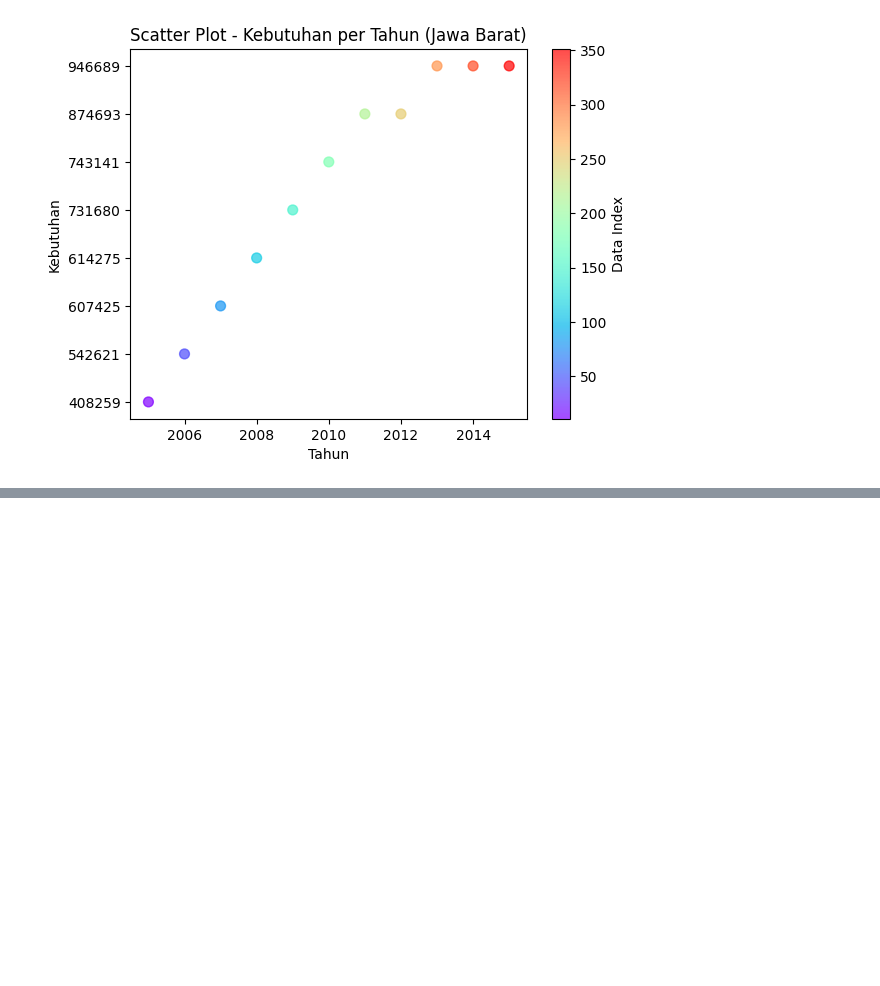
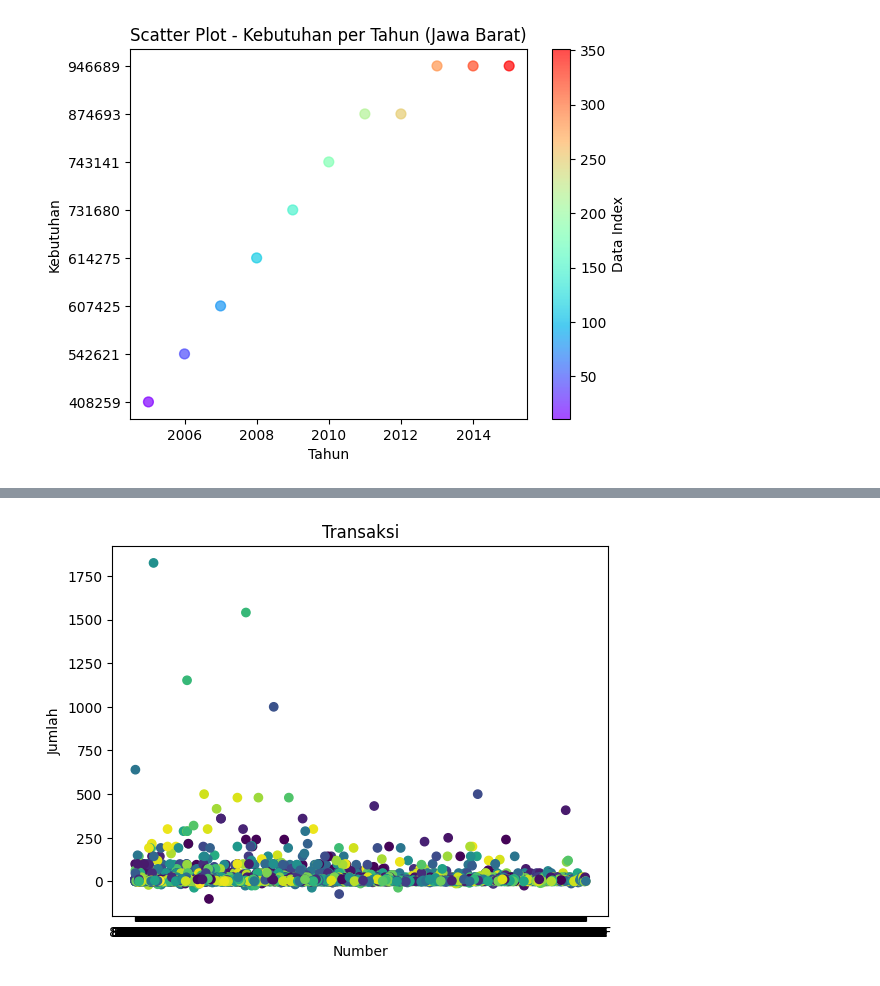
Before and after one commit to ramdanginanjar/ramdanginanjar, a Jupyter notebook: UasRamdanGinanjar.ipynb, the cells around one changed output, grey strips where cells are left out. Cells and saved outputs as stored; diff of their text form; code cells hidden in the pictures; blank space fills up the shorter version.

```diff
--- a/UasRamdanGinanjar.ipynb
+++ b/UasRamdanGinanjar.ipynb
@@ -91,0 +109,17 @@ plt.show()
+# %%
+import pandas as pd
+import matplotlib.pyplot as plt
+
+data = pd.read_csv("/transaksi2.csv")
+
+plt.scatter(data['22704'], data['25'], c=data['15572'])
+
+plt.title('Transaksi')
+plt.xlabel('Number')
+plt.ylabel('Jumlah')
+
+
+
+plt.show()
+# %% [output]
+[figure, added]
```
Also changed, not shown: parts of 2 cells of this notebook.
